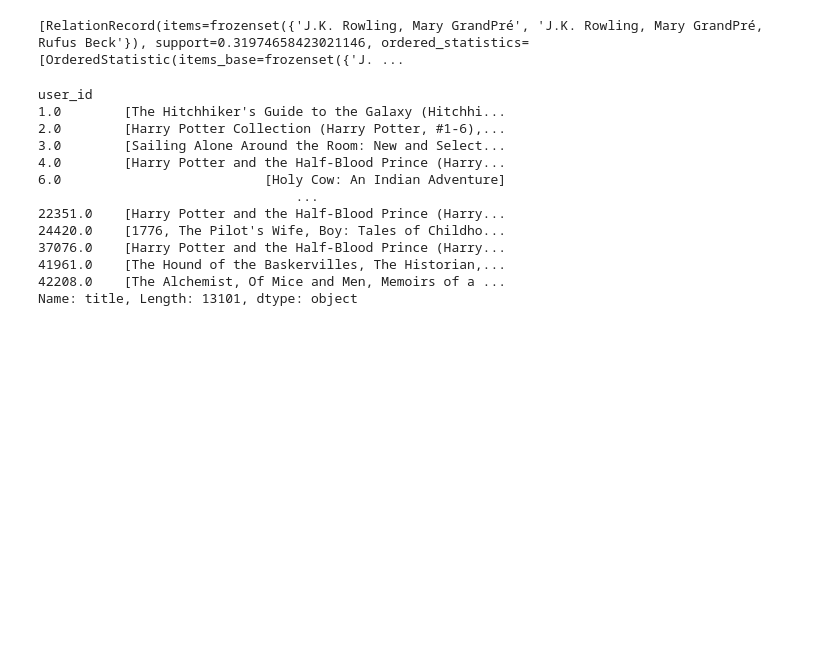
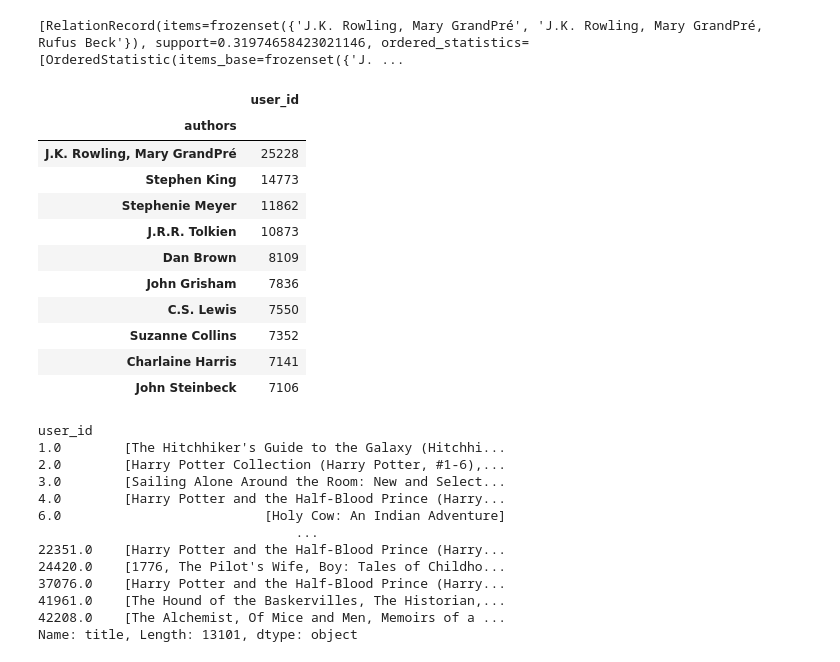
Before and after one commit to Toeylik/kku_data_mining, a Jupyter notebook: Project.ipynb, the cells around one changed output. Drawn from its saved outputs; the diff is of its cells as text; code cells hidden in the pictures; blank space fills up the shorter version.

```diff
--- a/Project.ipynb
+++ b/Project.ipynb
@@ -171,6 +188,23 @@ Name: authors, Length: 13101, dtype: object
 list(apriori(author, min_support = 0.3 , min_confidence = 0.8))
 # %% [output]
 [RelationRecord(items=frozenset({'J.K. Rowling, Mary GrandPré', 'J.K. Rowling, Mary GrandPré, Rufus Beck'}), support=0.31974658423021146, ordered_statistics=[OrderedStatistic(items_base=frozenset({'J. ...
+# %%
+count4 = bookratinghigh.groupby('authors').count().sort_values('user_id',ascending = False)
+count_authors1 = count4.drop(columns=['book_id','goodreads_book_id','original_publication_year','original_title','title','language_code','average_rating','ratings_count','medium_image_url','small_image_url','desc','genre','image_url','rating'])
+count_authors1.head(10)
+# %% [output]
+|  | user_id |
+| authors |  |
+| J.K. Rowling, Mary GrandPré | 25228 |
+| Stephen King | 14773 |
+| Stephenie Meyer | 11862 |
+| J.R.R. Tolkien | 10873 |
+| Dan Brown | 8109 |
+| John Grisham | 7836 |
+| C.S. Lewis | 7550 |
+| Suzanne Collins | 7352 |
+| Charlaine Harris | 7141 |
+| John Steinbeck | 7106 |
 # %%
 title = bookratinghigh.groupby('user_id')['title'].apply(list)
 title
```
Also changed, not shown: parts of 6 cells of this notebook.
